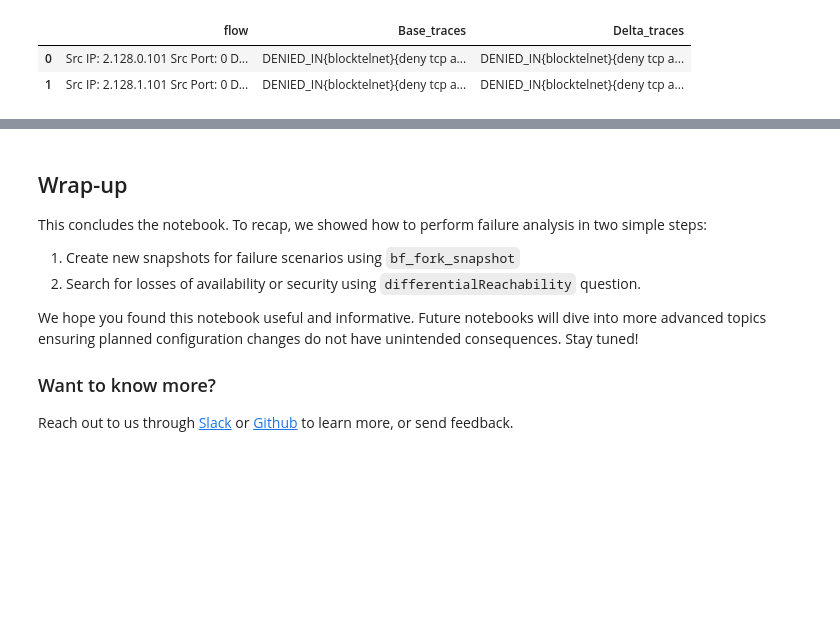
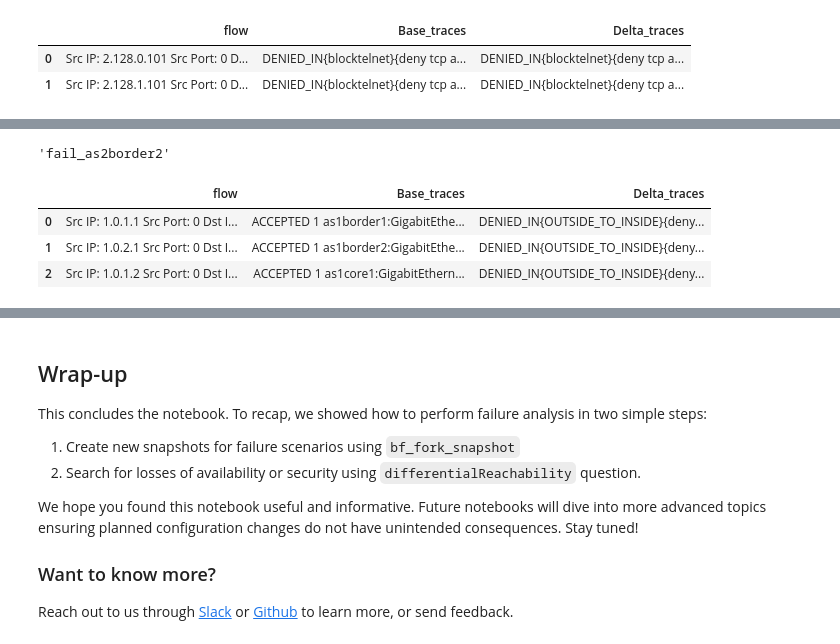
Before and after one commit to ik-networking/pybatfish, a Jupyter notebook: jupyter_notebooks/Introduction to Failure Analysis.ipynb, the cells around one changed output, grey strips where cells are left out. Saved outputs shown, nothing was run; the diff lists cells and outputs as text; code cells hidden in the pictures; blank space fills up the shorter version.

Commit message:
added border router failure scenario

```diff
--- a/jupyter_notebooks/Introduction to Failure Analysis.ipynb
+++ b/jupyter_notebooks/Introduction to Failure Analysis.ipynb
@@ -78,0 +87,19 @@ In general, flows that always dropped in the failure scenario demonstrate a loss
+# %%
+FAIL_AS2BORDER1_SNAPSHOT_NAME = "fail_as2border1"
+bf_fork_snapshot(SNAPSHOT_NAME, FAIL_AS2BORDER1_SNAPSHOT_NAME, deactivate_nodes=["as2border1"], overwrite=True)
+
+FAIL_AS2BORDER2_SNAPSHOT_NAME = "fail_as2border2"
+bf_fork_snapshot(SNAPSHOT_NAME, FAIL_AS2BORDER2_SNAPSHOT_NAME, deactivate_nodes=["as2border2"], overwrite=True)
+# %% [output]
+'fail_as2border2'
+# %%
+pathConstraints = PathConstraints(endLocation="host.")
+answer = bfq.differentialReachability(pathConstraints=pathConstraints).answer(
+    snapshot=FAIL_AS2BORDER1_SNAPSHOT_NAME,
+    reference_snapshot=SNAPSHOT_NAME)
+display_html(answer.frame())
+# %% [output]
+|  | flow | Base_traces | Delta_traces |
+| 0 | Src IP: 1.0.1.1 Src Port: 0 Dst I... | ACCEPTED 1 as1border1:GigabitEthe... | DENIED_IN{OUTSIDE_TO_INSIDE}{deny... |
+| 1 | Src IP: 1.0.2.1 Src Port: 0 Dst I... | ACCEPTED 1 as1border2:GigabitEthe... | DENIED_IN{OUTSIDE_TO_INSIDE}{deny... |
+| 2 | Src IP: 1.0.1.2 Src Port: 0 Dst I... | ACCEPTED 1 as1core1:GigabitEthern... | DENIED_IN{OUTSIDE_TO_INSIDE}{deny... |
```
Also changed, not shown: parts of 7 cells of this notebook.
